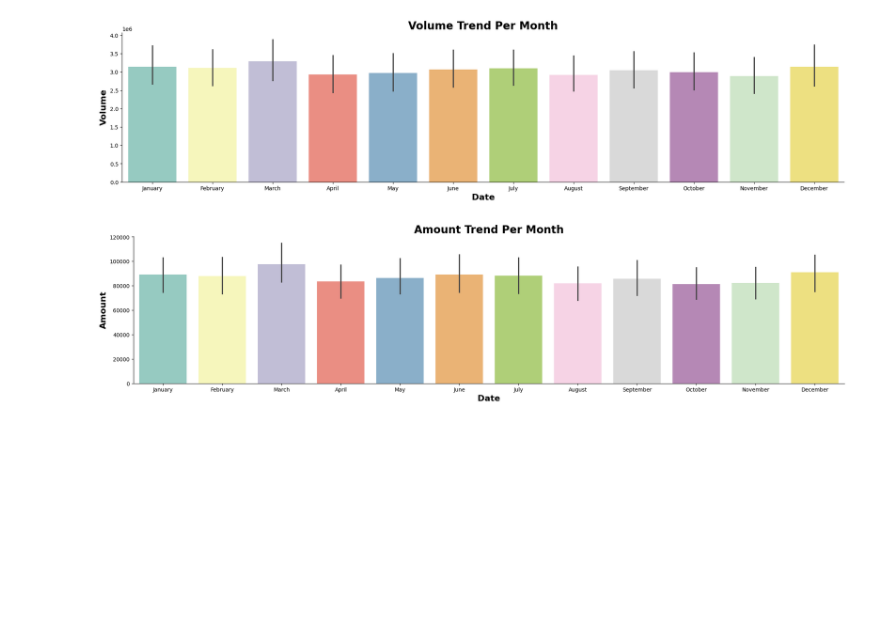
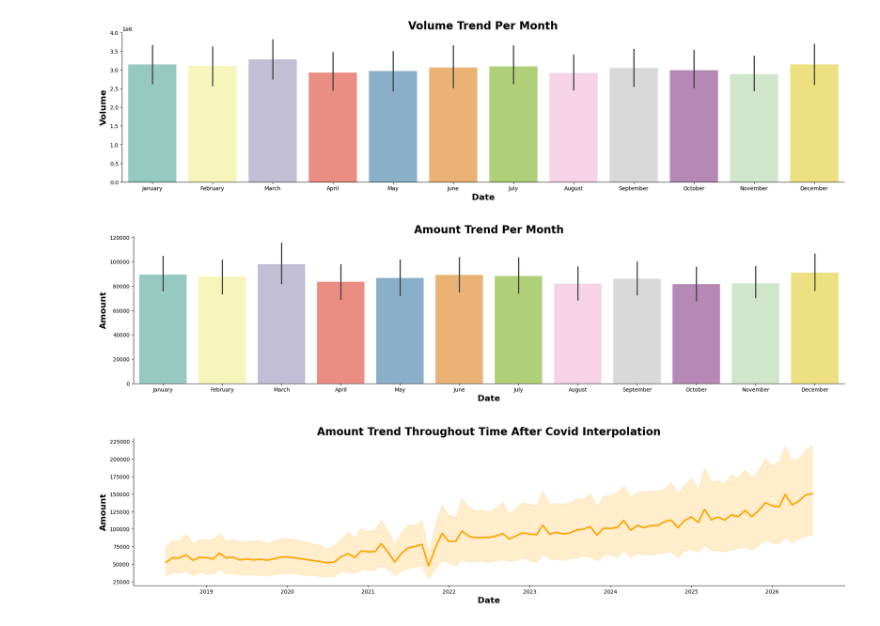
Before and after one commit to IamRaNo/india-logistics-hub-optimizer, a Jupyter notebook: jupyter notebooks/01_forecasting.ipynb, the cells around one changed output. Saved outputs shown, nothing was run; the diff lists cells and outputs as text; code cells hidden in the pictures; blank space fills up the shorter version.

```diff
--- a/jupyter notebooks/01_forecasting.ipynb
+++ b/jupyter notebooks/01_forecasting.ipynb
@@ -386,3 +386,19 @@ sns.despine()
 plt.show()
 # %% [output]
 [figure]
+# %%
+covid = (data['date'] >= '2020-03-01') & (data['date'] <= '2020-06-01')
+data.loc[covid, ['volume', 'amount']] = np.nan
+# %%
+data = data.sort_values(['state', 'date'])
+data[['volume', 'amount']] = data.groupby('state')[['volume', 'amount']].transform(lambda s: s.interpolate())
+# %%
+plt.figure(figsize=(24,5))
+sns.lineplot(x = 'date',y='amount',data=data,linewidth=3,color='orange')
+plt.title('Amount Trend Throughout Time After Covid Interpolation',fontsize= 20,weight = 'bold')
+plt.xlabel("Date",fontsize=16,weight = 'bold')
+plt.ylabel("Amount",fontsize=16,weight = 'bold')
+sns.despine()
+plt.show()
+# %% [output]
+[figure, added]
```
Also changed, not shown: parts of 22 cells of this notebook, 2 other files.
